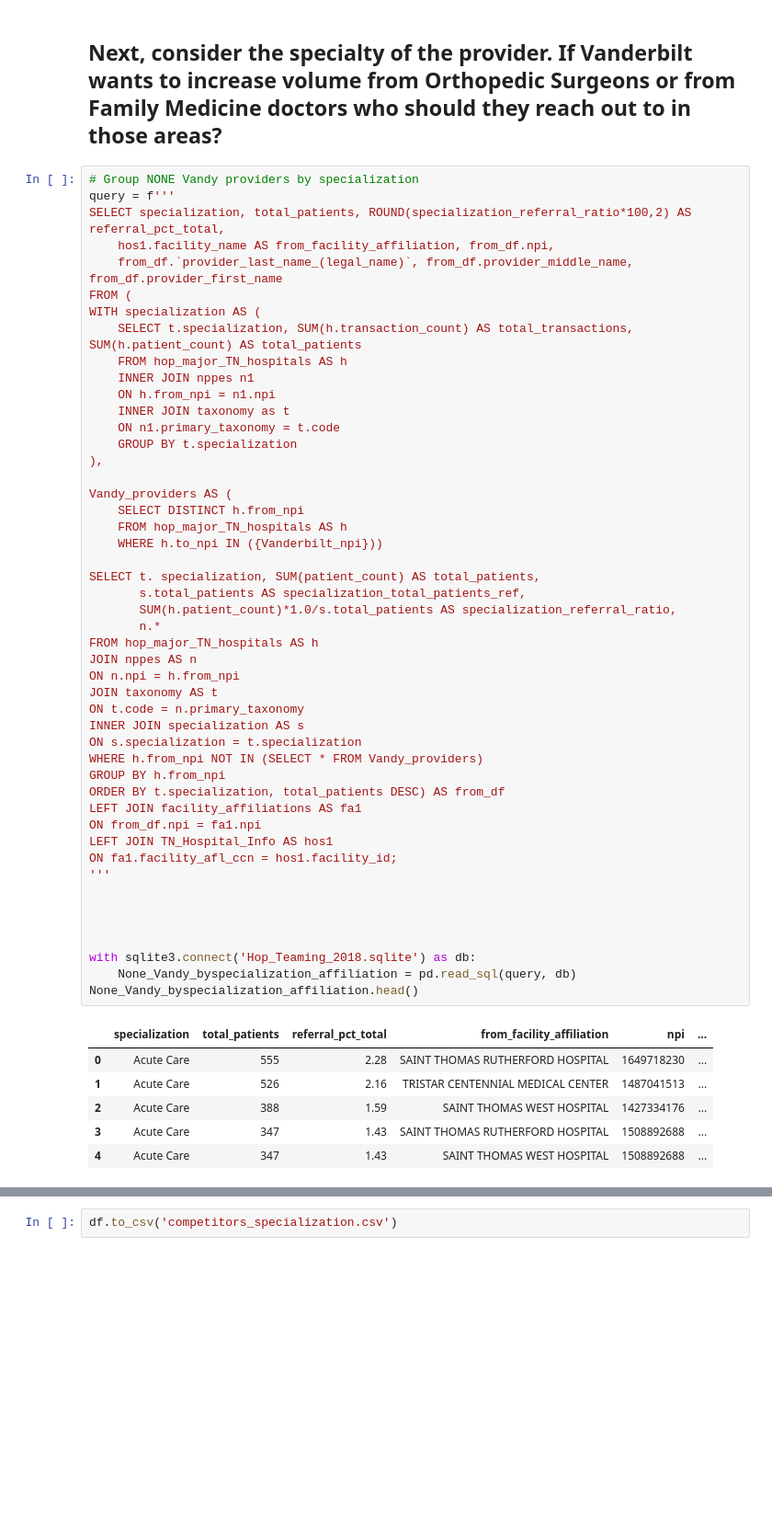
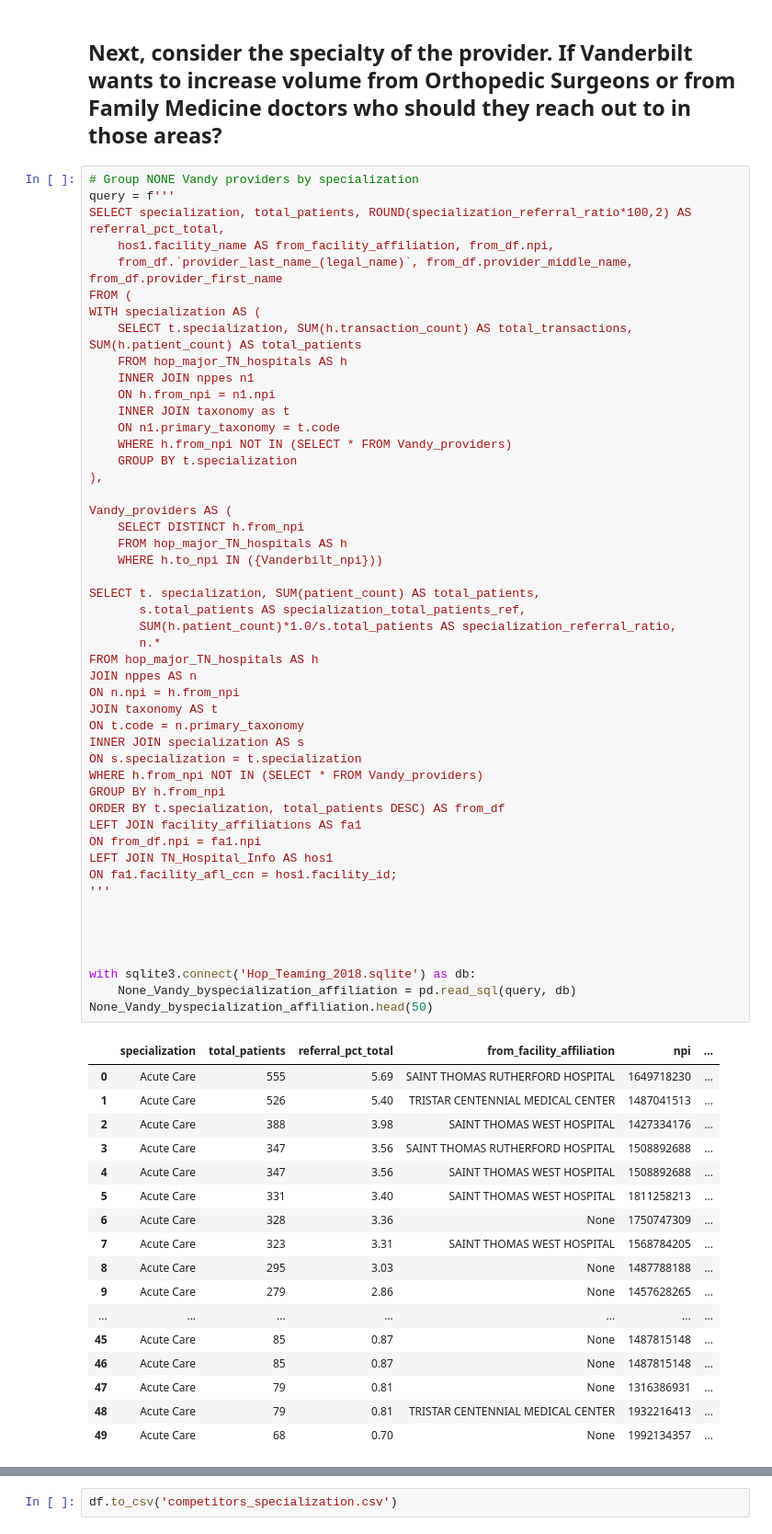
Before and after one commit to tomoumer/hop_team-the-hindenburgs, a Jupyter notebook: Recs_for_Vandy2.ipynb, the cells around one changed output, grey strips where cells are left out. Shown: that part at 92% size. Drawn from its saved outputs; the diff is of its cells as text; blank space fills up the shorter version.

```diff
--- a/Recs_for_Vandy2.ipynb
+++ b/Recs_for_Vandy2.ipynb
@@ -151,6 +151,7 @@ WITH specialization AS (
     ON h.from_npi = n1.npi
     INNER JOIN taxonomy as t
     ON n1.primary_taxonomy = t.code
+    WHERE h.from_npi NOT IN (SELECT * FROM Vandy_providers)
     GROUP BY t.specialization
 ),
 
@@ -159,36 +160,47 @@ Vandy_providers AS (
     FROM hop_major_TN_hospitals AS h
     WHERE h.to_npi IN ({Vanderbilt_npi}))
 
 SELECT t. specialization, SUM(patient_count) AS total_patients,
        s.total_patients AS specialization_total_patients_ref,
        SUM(h.patient_count)*1.0/s.total_patients AS specialization_referral_ratio,
        n.*
 FROM hop_major_TN_hospitals AS h
 JOIN nppes AS n
 ON n.npi = h.from_npi
 JOIN taxonomy AS t
 ON t.code = n.primary_taxonomy
 INNER JOIN specialization AS s
 ON s.specialization = t.specialization
 WHERE h.from_npi NOT IN (SELECT * FROM Vandy_providers)
 GROUP BY h.from_npi
 ORDER BY t.specialization, total_patients DESC) AS from_df
 LEFT JOIN facility_affiliations AS fa1
 ON from_df.npi = fa1.npi
 LEFT JOIN TN_Hospital_Info AS hos1
 ON fa1.facility_afl_ccn = hos1.facility_id;
 '''
 
 
 
 
 with sqlite3.connect('Hop_Teaming_2018.sqlite') as db:
     None_Vandy_byspecialization_affiliation = pd.read_sql(query, db)
-None_Vandy_byspecialization_affiliation.head()
+None_Vandy_byspecialization_affiliation.head(50)
 # %% [output]
 |  | specialization | total_patients | referral_pct_total | from_facility_affiliation | npi | ... |
-| 0 | Acute Care | 555 | 2.28 | SAINT THOMAS RUTHERFORD HOSPITAL | 1649718230 | ... |
-| 1 | Acute Care | 526 | 2.16 | TRISTAR CENTENNIAL MEDICAL CENTER | 1487041513 | ... |
-| 2 | Acute Care | 388 | 1.59 | SAINT THOMAS WEST HOSPITAL | 1427334176 | ... |
-| 3 | Acute Care | 347 | 1.43 | SAINT THOMAS RUTHERFORD HOSPITAL | 1508892688 | ... |
-| 4 | Acute Care | 347 | 1.43 | SAINT THOMAS WEST HOSPITAL | 1508892688 | ... |
+| 0 | Acute Care | 555 | 5.69 | SAINT THOMAS RUTHERFORD HOSPITAL | 1649718230 | ... |
+| 1 | Acute Care | 526 | 5.40 | TRISTAR CENTENNIAL MEDICAL CENTER | 1487041513 | ... |
+| 2 | Acute Care | 388 | 3.98 | SAINT THOMAS WEST HOSPITAL | 1427334176 | ... |
+| 3 | Acute Care | 347 | 3.56 | SAINT THOMAS RUTHERFORD HOSPITAL | 1508892688 | ... |
+| 4 | Acute Care | 347 | 3.56 | SAINT THOMAS WEST HOSPITAL | 1508892688 | ... |
+| 5 | Acute Care | 331 | 3.40 | SAINT THOMAS WEST HOSPITAL | 1811258213 | ... |
+| 6 | Acute Care | 328 | 3.36 | None | 1750747309 | ... |
+| 7 | Acute Care | 323 | 3.31 | SAINT THOMAS WEST HOSPITAL | 1568784205 | ... |
+| 8 | Acute Care | 295 | 3.03 | None | 1487788188 | ... |
+| 9 | Acute Care | 279 | 2.86 | None | 1457628265 | ... |
+| ... | ... | ... | ... | ... | ... | ... |
+| 45 | Acute Care | 85 | 0.87 | None | 1487815148 | ... |
+| 46 | Acute Care | 85 | 0.87 | None | 1487815148 | ... |
+| 47 | Acute Care | 79 | 0.81 | None | 1316386931 | ... |
+| 48 | Acute Care | 79 | 0.81 | TRISTAR CENTENNIAL MEDICAL CENTER | 1932216413 | ... |
+| 49 | Acute Care | 68 | 0.70 | None | 1992134357 | ... |
```
Also changed, not shown: parts of 15 cells of this notebook, 3 other files.
